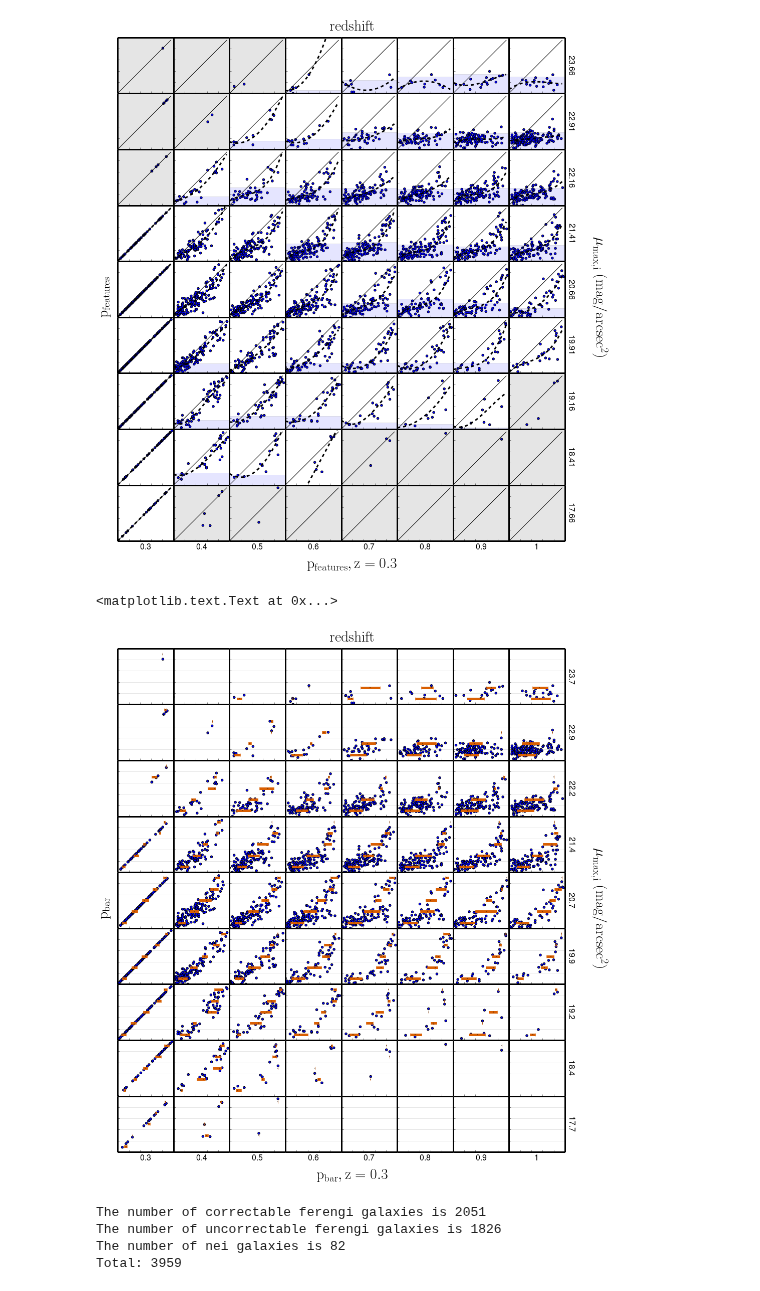
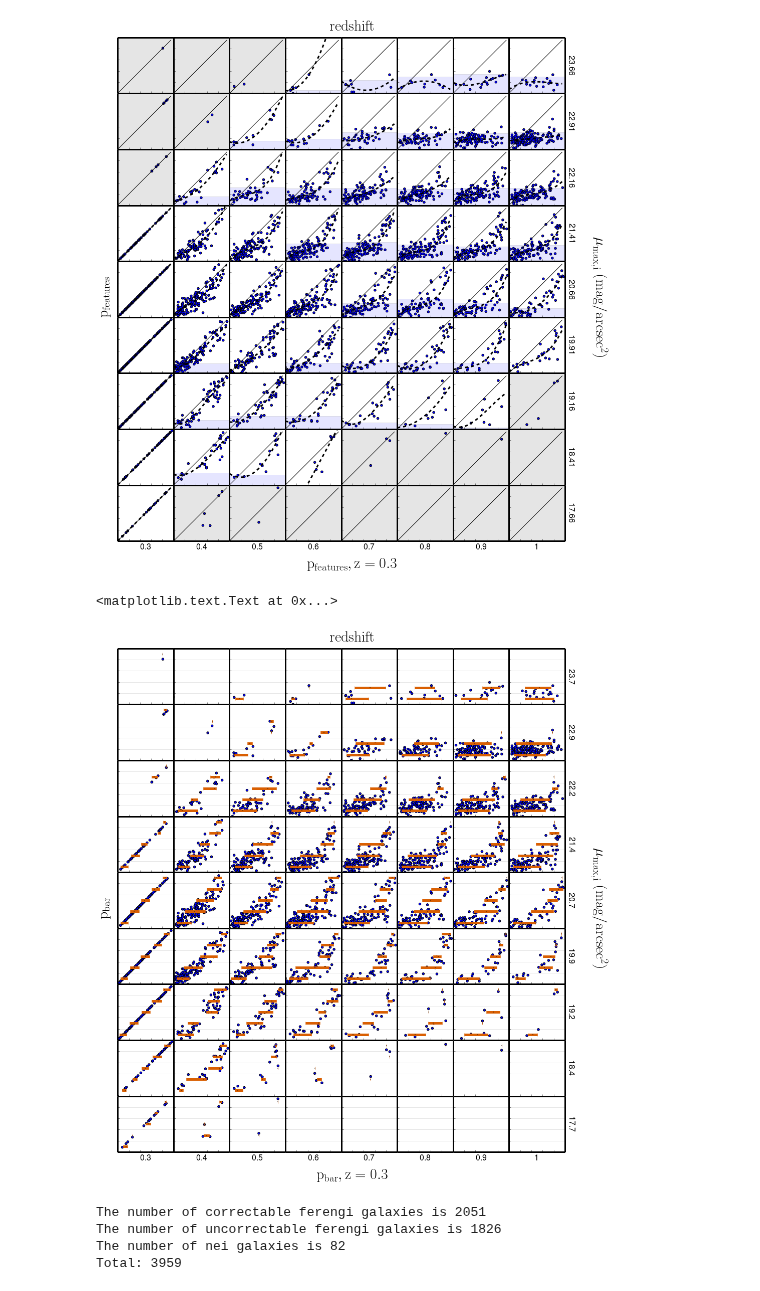
Before and after one commit to willettk/gzhubble, a Jupyter notebook: python/p_features_thresholds_slope_method.ipynb, the cells around one changed output. Saved outputs shown, nothing was run; the diff lists cells and outputs as text; code cells hidden in the pictures.

```diff
--- a/python/p_features_thresholds_slope_method.ipynb
+++ b/python/p_features_thresholds_slope_method.ipynb
@@ -340,40 +341,40 @@ for j,y in enumerate(yedge_int):
             plt.axhline(bin_bottom,c='k',lw=1,alpha=.1)
             p_features_means.append(np.median(this_dct[bin_bottom,bin_top]))
             try:
-                x_error_lo.append(p_features_means[b] - np.percentile(this_dct[bin_bottom,bin_top],25))
+                x_error_lo.append(p_features_means[b] - np.percentile(this_dct[bin_bottom,bin_top],10))
             except ValueError:
                 x_error_lo.append(0)
             try:
-                x_error_hi.append(np.percentile(this_dct[bin_bottom,bin_top],75) - p_features_means[b])
+                x_error_hi.append(np.percentile(this_dct[bin_bottom,bin_top],90) - p_features_means[b])
             except ValueError:
                 x_error_hi.append(0)
             bin_centers.append((bin_top-bin_bottom)/2.+bin_bottom)
             try:
                 interval_dct[z,yedges[y]].append({'bin_bottom':bin_bottom,'bin_top':bin_top,'low_limit':np.percentile(this_dct[bin_bottom,bin_top],25),'hi_limit':np.percentile(this_dct[bin_bottom,bin_top],75)})
             except ValueError:
                 pass
         plt.errorbar(p_features_means,bin_centers,xerr=[x_error_lo,x_error_hi],fmt='o',c='#d95f02',markersize=1,elinewidth=5)
 
 
 
         plt.tick_params(labelleft='off')
         plt.tick_params(top='off',right='off',labelbottom='off')
 
         if j==8:
             plt.xlabel('%s'%reds[i],fontsize=16)
         if i==7:
             ax.yaxis.set_label_position("right")
             plt.ylabel('%s'%y_label[j],fontsize=16,rotation=270,labelpad=20)
 
 f.text(.78,.5,r'$\mathrm{\mu_{max,i}~(mag/arcsec^2)}$',rotation=270,fontsize=30,va='center')
 f.text(.45,.91,r'$\mathrm{redshift}$',fontsize=30,ha='center')
 f.text(.1,.5,r'$\mathrm{p_{bar}}$',rotation=90,fontsize=30,va='center')
 f.text(.45,.08,r'$\mathrm{p_{bar},z=0.3}$',fontsize=30,ha='center')
 
 #plt.savefig('images/p_vs_p_SB_redshift_bar_Kyle_bins0.pdf')
 # %% [output]
 <matplotlib.text.Text at 0x...>
-[figure, old version]
+[figure, new version]
 # %%
 #get list of debiasable ferengi galaxies
 unique_galaxies = set(data['objid'])
```
Also changed, not shown: parts of 5 cells of this notebook, 2 other files.
